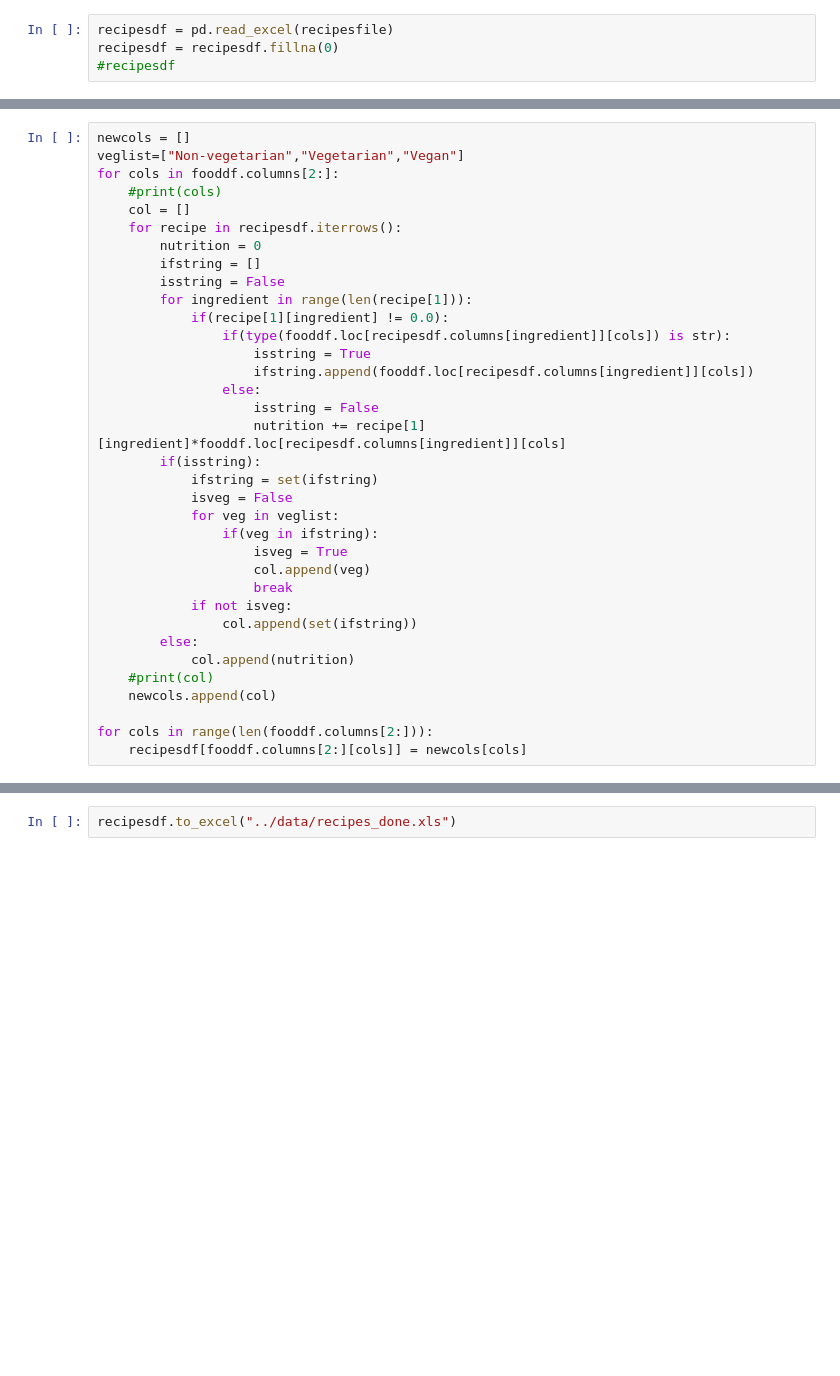
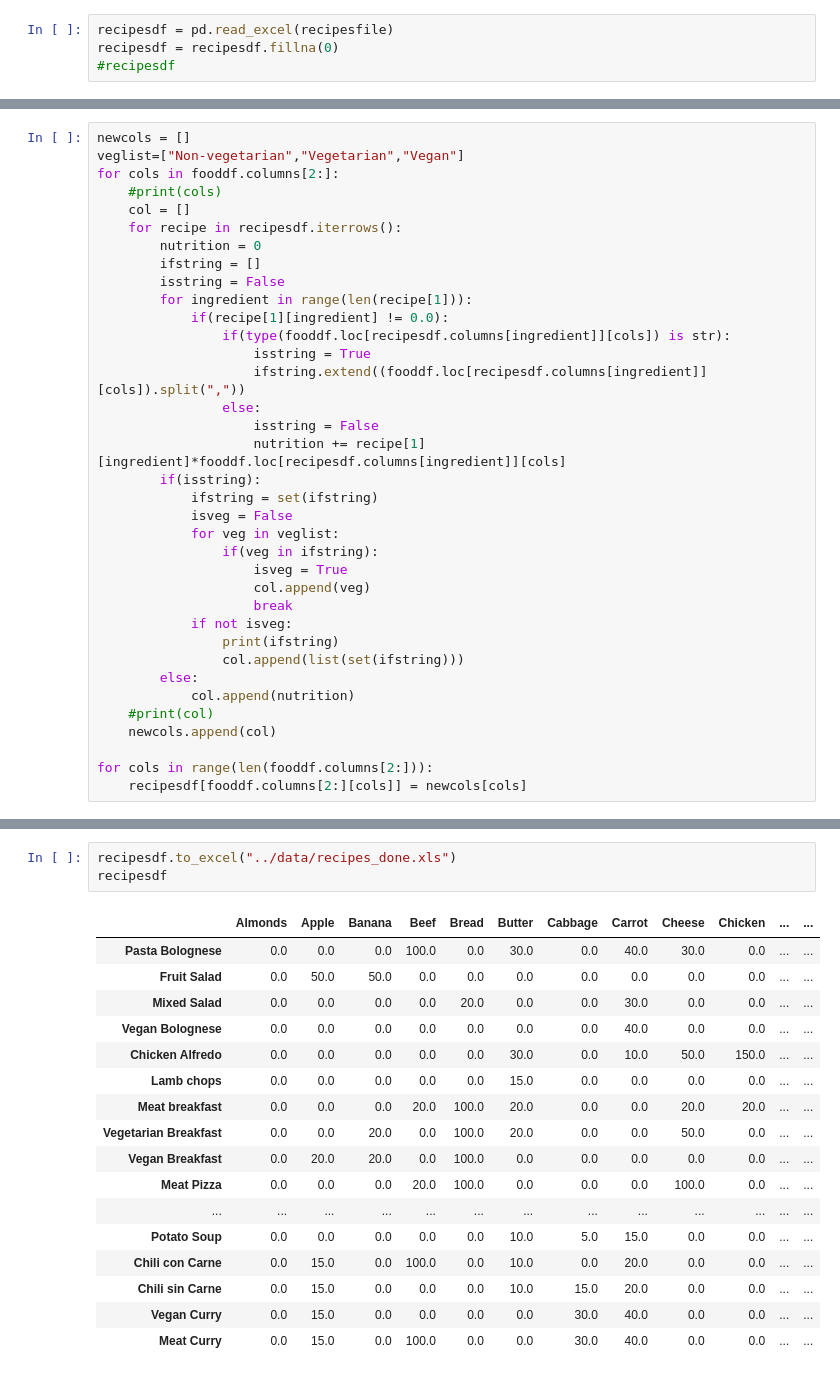
Before and after one commit to madsendennis/hackzurich2018, a Jupyter notebook: scripting/Untitled.ipynb, the cells around one changed output, grey strips where cells are left out. Drawn from its saved outputs; the diff is of its cells as text; blank space fills up the shorter version.

```diff
--- a/scripting/Untitled.ipynb
+++ b/scripting/Untitled.ipynb
@@ -34,7 +26,7 @@ for cols in fooddf.columns[2:]:
             if(recipe[1][ingredient] != 0.0):
                 if(type(fooddf.loc[recipesdf.columns[ingredient]][cols]) is str):
                     isstring = True
-                    ifstring.append(fooddf.loc[recipesdf.columns[ingredient]][cols])
+                    ifstring.extend((fooddf.loc[recipesdf.columns[ingredient]][cols]).split(","))
                 else:
                     isstring = False
                     nutrition += recipe[1][ingredient]*fooddf.loc[recipesdf.columns[ingredient]][cols]
@@ -47,7 +39,8 @@ for cols in fooddf.columns[2:]:
                     col.append(veg)
                     break
             if not isveg:
-                col.append(set(ifstring))
+                print(ifstring)
+                col.append(list(set(ifstring)))
         else:
             col.append(nutrition)
     #print(col)
@@ -58,2 +69,21 @@ for cols in range(len(fooddf.columns[2:])):
 # %%
 recipesdf.to_excel("../data/recipes_done.xls")
+recipesdf
+# %% [output]
+|  | Almonds | Apple | Banana | Beef | Bread | Butter | Cabbage | Carrot | Cheese | Chicken | ... | ... |
+| Pasta Bolognese | 0.0 | 0.0 | 0.0 | 100.0 | 0.0 | 30.0 | 0.0 | 40.0 | 30.0 | 0.0 | ... | ... |
+| Fruit Salad | 0.0 | 50.0 | 50.0 | 0.0 | 0.0 | 0.0 | 0.0 | 0.0 | 0.0 | 0.0 | ... | ... |
+| Mixed Salad | 0.0 | 0.0 | 0.0 | 0.0 | 20.0 | 0.0 | 0.0 | 30.0 | 0.0 | 0.0 | ... | ... |
+| Vegan Bolognese | 0.0 | 0.0 | 0.0 | 0.0 | 0.0 | 0.0 | 0.0 | 40.0 | 0.0 | 0.0 | ... | ... |
+| Chicken Alfredo | 0.0 | 0.0 | 0.0 | 0.0 | 0.0 | 30.0 | 0.0 | 10.0 | 50.0 | 150.0 | ... | ... |
+| Lamb chops | 0.0 | 0.0 | 0.0 | 0.0 | 0.0 | 15.0 | 0.0 | 0.0 | 0.0 | 0.0 | ... | ... |
+| Meat breakfast | 0.0 | 0.0 | 0.0 | 20.0 | 100.0 | 20.0 | 0.0 | 0.0 | 20.0 | 20.0 | ... | ... |
+| Vegetarian Breakfast | 0.0 | 0.0 | 20.0 | 0.0 | 100.0 | 20.0 | 0.0 | 0.0 | 50.0 | 0.0 | ... | ... |
+| Vegan Breakfast | 0.0 | 20.0 | 20.0 | 0.0 | 100.0 | 0.0 | 0.0 | 0.0 | 0.0 | 0.0 | ... | ... |
+| Meat Pizza | 0.0 | 0.0 | 0.0 | 20.0 | 100.0 | 0.0 | 0.0 | 0.0 | 100.0 | 0.0 | ... | ... |
+| ... | ... | ... | ... | ... | ... | ... | ... | ... | ... | ... | ... | ... |
+| Potato Soup | 0.0 | 0.0 | 0.0 | 0.0 | 0.0 | 10.0 | 5.0 | 15.0 | 0.0 | 0.0 | ... | ... |
+| Chili con Carne | 0.0 | 15.0 | 0.0 | 100.0 | 0.0 | 10.0 | 0.0 | 20.0 | 0.0 | 0.0 | ... | ... |
+| Chili sin Carne | 0.0 | 15.0 | 0.0 | 0.0 | 0.0 | 10.0 | 15.0 | 20.0 | 0.0 | 0.0 | ... | ... |
+| Vegan Curry | 0.0 | 15.0 | 0.0 | 0.0 | 0.0 | 0.0 | 30.0 | 40.0 | 0.0 | 0.0 | ... | ... |
+| Meat Curry | 0.0 | 15.0 | 0.0 | 100.0 | 0.0 | 0.0 | 30.0 | 40.0 | 0.0 | 0.0 | ... | ... |
```
Also changed, not shown: parts of 7 cells of this notebook, 2 other files.
